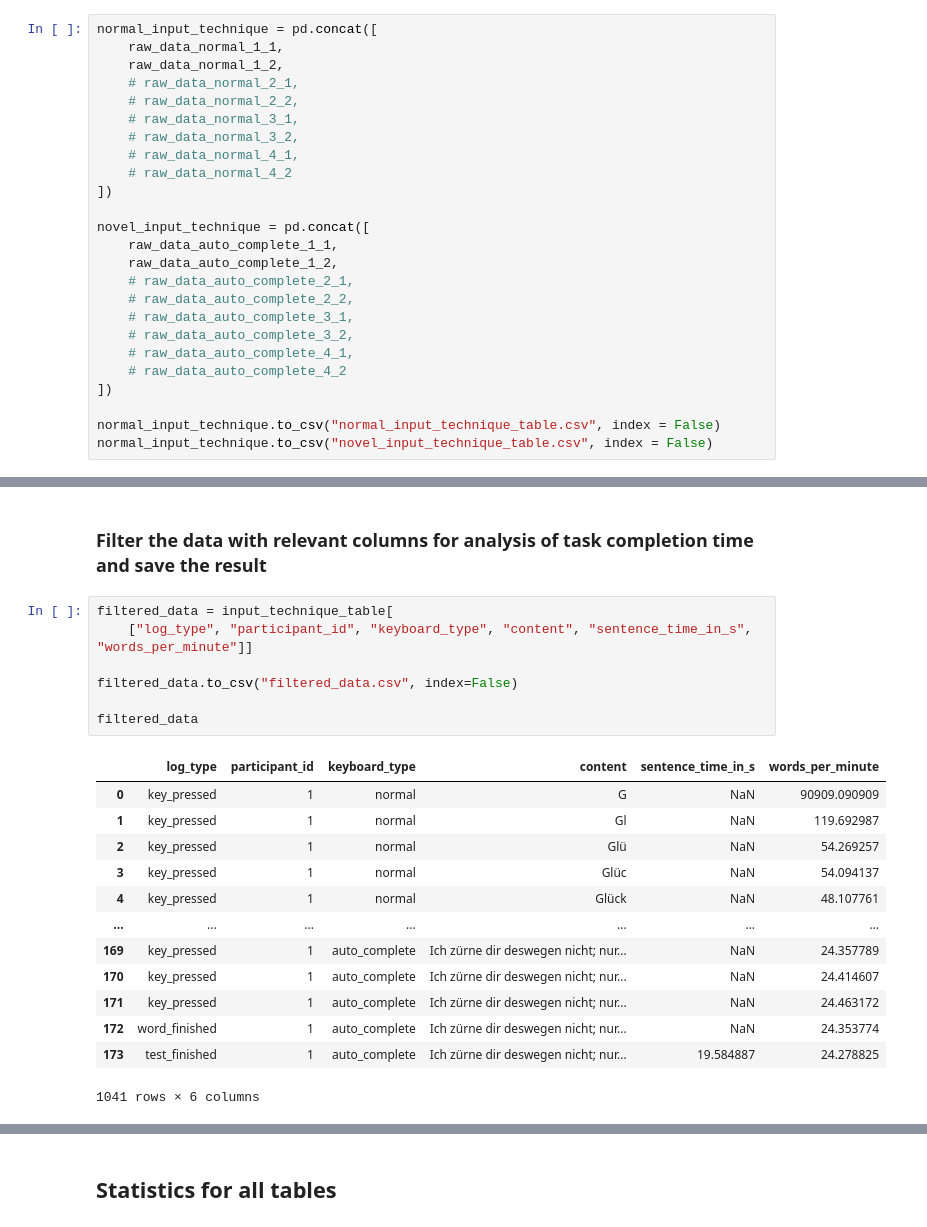
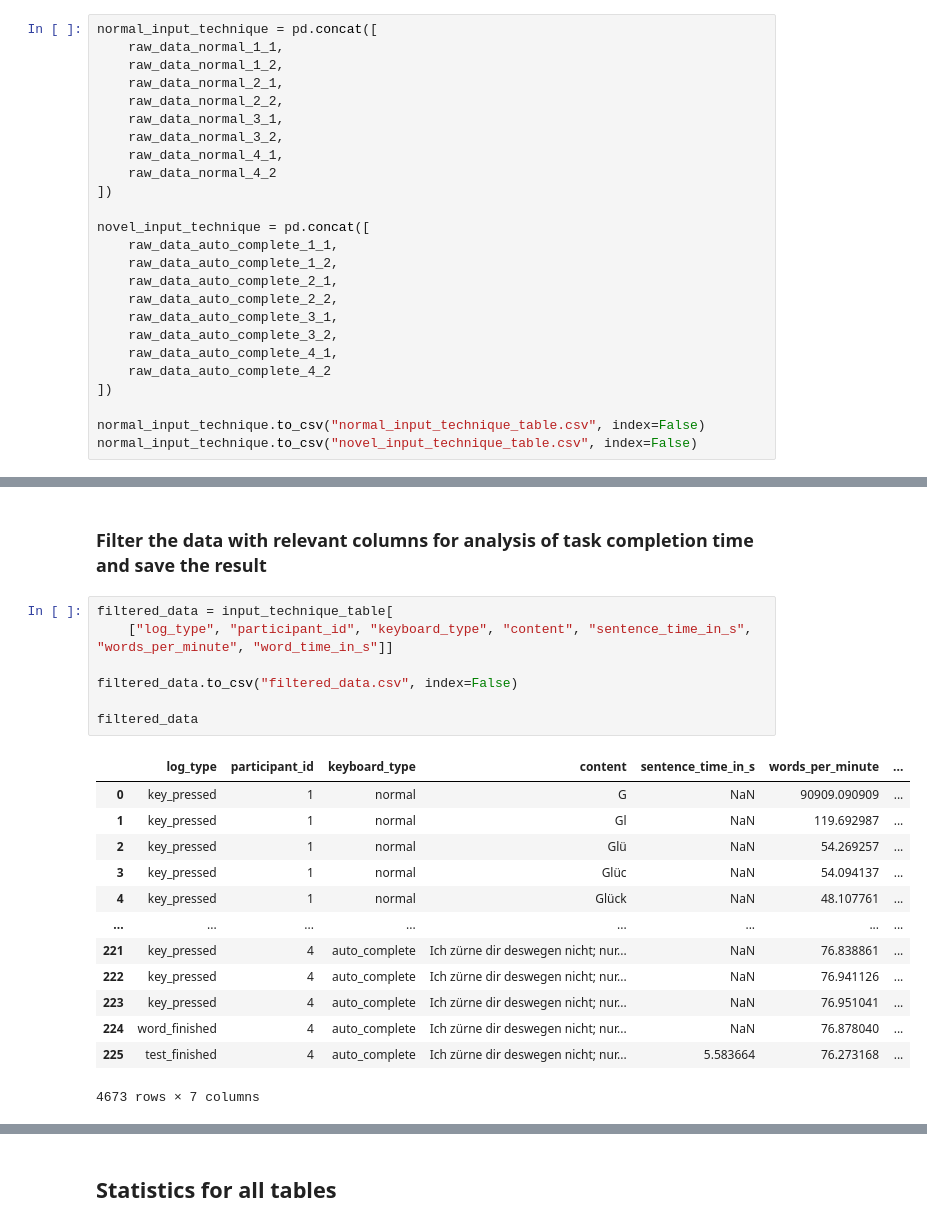
Before and after one commit to ITT-21SS-UR/assignment-5-text-entry-cs, a Jupyter notebook: experiment/analysis.ipynb, the cells around one changed output, grey strips where cells are left out. Drawn from its saved outputs; the diff is of its cells as text.

```diff
--- a/experiment/analysis.ipynb
+++ b/experiment/analysis.ipynb
@@ -57,27 +62,27 @@ raw_data_auto_complete_1_2 = pd.read_csv("./auto_complete_marc_aurel_id_1.csv",
 normal_input_technique = pd.concat([
     raw_data_normal_1_1,
     raw_data_normal_1_2,
-    # raw_data_normal_2_1,
-    # raw_data_normal_2_2,
-    # raw_data_normal_3_1,
-    # raw_data_normal_3_2,
-    # raw_data_normal_4_1,
-    # raw_data_normal_4_2
+    raw_data_normal_2_1,
+    raw_data_normal_2_2,
+    raw_data_normal_3_1,
+    raw_data_normal_3_2,
+    raw_data_normal_4_1,
+    raw_data_normal_4_2
 ])
 
 novel_input_technique = pd.concat([
     raw_data_auto_complete_1_1,
     raw_data_auto_complete_1_2,
-    # raw_data_auto_complete_2_1,
-    # raw_data_auto_complete_2_2,
-    # raw_data_auto_complete_3_1,
-    # raw_data_auto_complete_3_2,
-    # raw_data_auto_complete_4_1,
-    # raw_data_auto_complete_4_2
+    raw_data_auto_complete_2_1,
+    raw_data_auto_complete_2_2,
+    raw_data_auto_complete_3_1,
+    raw_data_auto_complete_3_2,
+    raw_data_auto_complete_4_1,
+    raw_data_auto_complete_4_2
 ])
 
-normal_input_technique.to_csv("normal_input_technique_table.csv", index = False)
-normal_input_technique.to_csv("novel_input_technique_table.csv", index = False)
+normal_input_technique.to_csv("normal_input_technique_table.csv", index=False)
+normal_input_technique.to_csv("novel_input_technique_table.csv", index=False)
 # %%
 normal_input_technique
 # %% [output]
@@ -136,25 +141,25 @@ input_technique_table
 ### Filter the data with relevant columns for analysis of task completion time and save the result
 # %%
 filtered_data = input_technique_table[
-    ["log_type", "participant_id", "keyboard_type", "content", "sentence_time_in_s", "words_per_minute"]]
+    ["log_type", "participant_id", "keyboard_type", "content", "sentence_time_in_s", "words_per_minute", "word_time_in_s"]]
 
 filtered_data.to_csv("filtered_data.csv", index=False)
 
 filtered_data
 # %% [output]
-|  | log_type | participant_id | keyboard_type | content | sentence_time_in_s | words_per_minute |
-| 0 | key_pressed | 1 | normal | G | NaN | 90909.090909 |
-| 1 | key_pressed | 1 | normal | Gl | NaN | 119.692987 |
-| 2 | key_pressed | 1 | normal | Glü | NaN | 54.269257 |
-| 3 | key_pressed | 1 | normal | Glüc | NaN | 54.094137 |
-| 4 | key_pressed | 1 | normal | Glück | NaN | 48.107761 |
-| ... | ... | ... | ... | ... | ... | ... |
-| 169 | key_pressed | 1 | auto_complete | Ich zürne dir deswegen nicht; nur... | NaN | 24.357789 |
-| 170 | key_pressed | 1 | auto_complete | Ich zürne dir deswegen nicht; nur... | NaN | 24.414607 |
-| 171 | key_pressed | 1 | auto_complete | Ich zürne dir deswegen nicht; nur... | NaN | 24.463172 |
-| 172 | word_finished | 1 | auto_complete | Ich zürne dir deswegen nicht; nur... | NaN | 24.353774 |
-| 173 | test_finished | 1 | auto_complete | Ich zürne dir deswegen nicht; nur... | 19.584887 | 24.278825 |
+|  | log_type | participant_id | keyboard_type | content | sentence_time_in_s | words_per_minute | ... |
+| 0 | key_pressed | 1 | normal | G | NaN | 90909.090909 | ... |
+| 1 | key_pressed | 1 | normal | Gl | NaN | 119.692987 | ... |
+| 2 | key_pressed | 1 | normal | Glü | NaN | 54.269257 | ... |
+| 3 | key_pressed | 1 | normal | Glüc | NaN | 54.094137 | ... |
+| 4 | key_pressed | 1 | normal | Glück | NaN | 48.107761 | ... |
+| ... | ... | ... | ... | ... | ... | ... | ... |
+| 221 | key_pressed | 4 | auto_complete | Ich zürne dir deswegen nicht; nur... | NaN | 76.838861 | ... |
+| 222 | key_pressed | 4 | auto_complete | Ich zürne dir deswegen nicht; nur... | NaN | 76.941126 | ... |
+| 223 | key_pressed | 4 | auto_complete | Ich zürne dir deswegen nicht; nur... | NaN | 76.951041 | ... |
+| 224 | word_finished | 4 | auto_complete | Ich zürne dir deswegen nicht; nur... | NaN | 76.878040 | ... |
+| 225 | test_finished | 4 | auto_complete | Ich zürne dir deswegen nicht; nur... | 5.583664 | 76.273168 | ... |
-1041 rows × 6 columns
+4673 rows × 7 columns
 # %%
 words_per_minute = filtered_data[filtered_data["log_type"] == "test_finished"]
 words_per_minute = words_per_minute[["log_type", "participant_id", "keyboard_type", "content", "words_per_minute"]]
```
Also changed, not shown: parts of 33 cells of this notebook, 11 other files.
